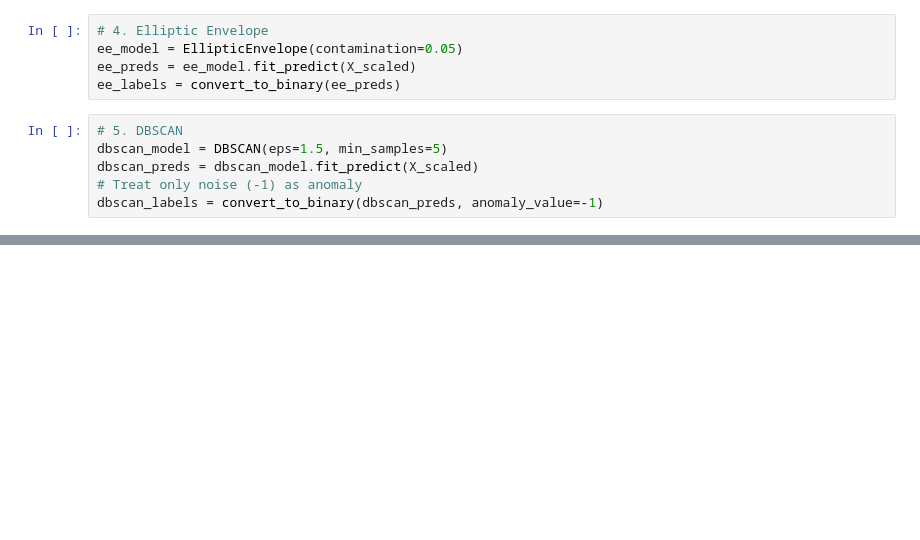
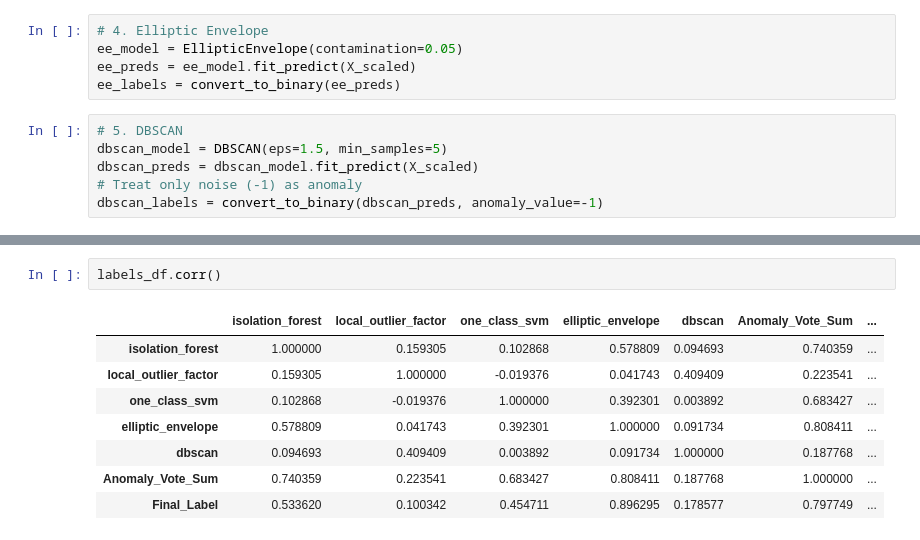
Before and after one commit to AditiShastri/Log-Anomaly, a Jupyter notebook: unsupervisedlabelling/unsupervised_labelling.ipynb, the cells around one changed output, grey strips where cells are left out. Drawn from its saved outputs; the diff is of its cells as text; blank space fills up the shorter version.

```diff
--- a/unsupervisedlabelling/unsupervised_labelling.ipynb
+++ b/unsupervisedlabelling/unsupervised_labelling.ipynb
@@ -108,0 +120,11 @@ Saved to 'unsupervised_labels_with_majority.csv'
+# %%
+labels_df.corr()
+# %% [output]
+|  | isolation_forest | local_outlier_factor | one_class_svm | elliptic_envelope | dbscan | Anomaly_Vote_Sum | ... |
+| isolation_forest | 1.000000 | 0.159305 | 0.102868 | 0.578809 | 0.094693 | 0.740359 | ... |
+| local_outlier_factor | 0.159305 | 1.000000 | -0.019376 | 0.041743 | 0.409409 | 0.223541 | ... |
+| one_class_svm | 0.102868 | -0.019376 | 1.000000 | 0.392301 | 0.003892 | 0.683427 | ... |
+| elliptic_envelope | 0.578809 | 0.041743 | 0.392301 | 1.000000 | 0.091734 | 0.808411 | ... |
+| dbscan | 0.094693 | 0.409409 | 0.003892 | 0.091734 | 1.000000 | 0.187768 | ... |
+| Anomaly_Vote_Sum | 0.740359 | 0.223541 | 0.683427 | 0.808411 | 0.187768 | 1.000000 | ... |
+| Final_Label | 0.533620 | 0.100342 | 0.454711 | 0.896295 | 0.178577 | 0.797749 | ... |
```
Also changed, not shown: parts of 6 cells of this notebook.
